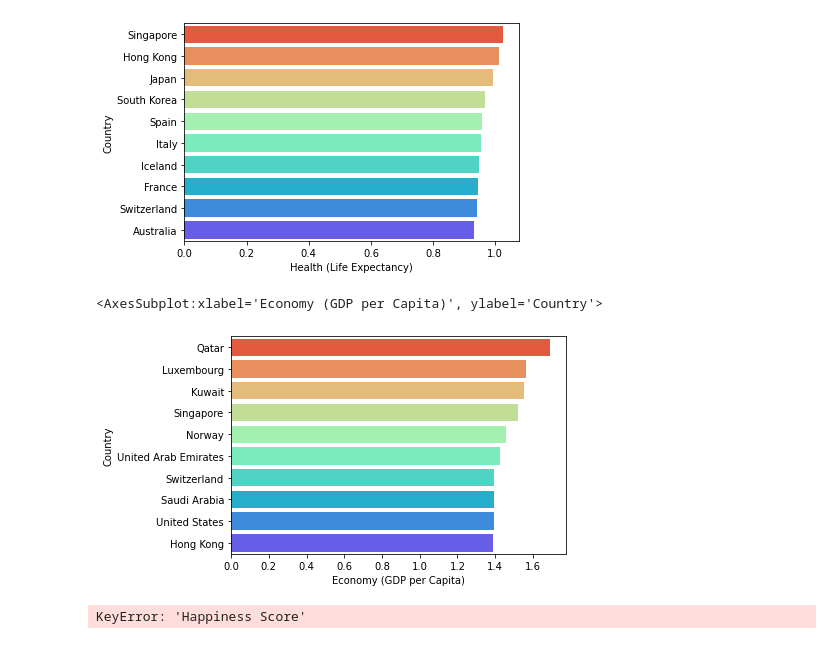
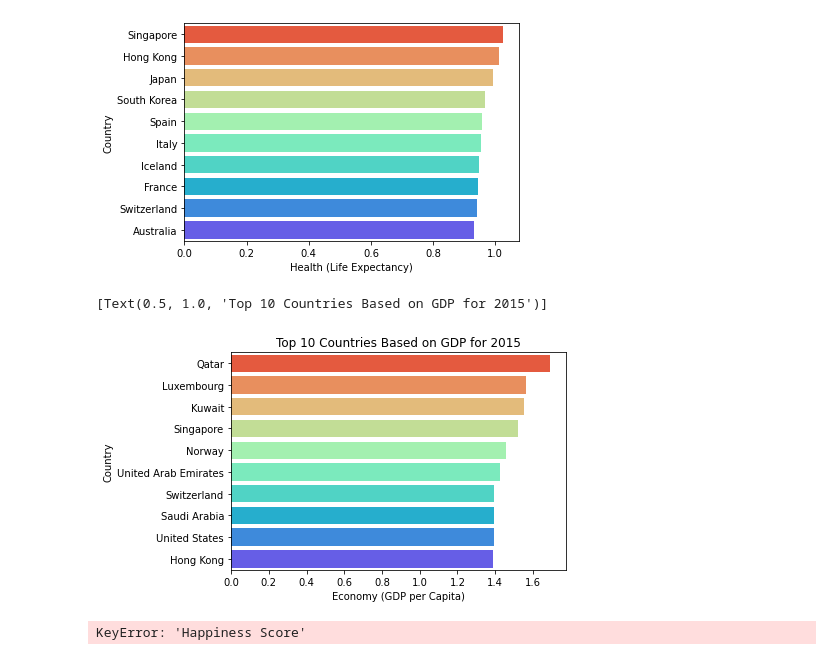
Before and after one commit to Georgejtomaras/smu_project1_worldhappiness, a Jupyter notebook: George T work/project_1_data merge.py-Georgework.ipynb, the cells around one changed output. Drawn from its saved outputs; the diff is of its cells as text; code cells hidden in the pictures.

```diff
--- a/George T work/project_1_data merge.py-Georgework.ipynb
+++ b/George T work/project_1_data merge.py-Georgework.ipynb
@@ -526,10 +676,10 @@ sns.barplot(x='Health (Life Expectancy)',y='Country',data=df1.nlargest(10,'Healt
 <AxesSubplot:xlabel='Health (Life Expectancy)', ylabel='Country'>
 [figure]
 # %%
-sns.barplot(x='Economy (GDP per Capita)',y='Country',data=df1.nlargest(10,'Economy (GDP per Capita)'),palette="rainbow_r")
+sns.barplot(x='Economy (GDP per Capita)',y='Country',data=df1.nlargest(10,'Economy (GDP per Capita)'),palette="rainbow_r").set(title='Top 10 Countries Based on GDP for 2015')
 # %% [output]
-<AxesSubplot:xlabel='Economy (GDP per Capita)', ylabel='Country'>
+[Text(0.5, 1.0, 'Top 10 Countries Based on GDP for 2015')]
-[figure, old version]
+[figure, new version]
 # %%
 sns.barplot(x='Happiness Score' ,y='Country',data=avgdf.nlargest(10,'Happiness Score'),palette='rainbow_r')
 # %% [output]
```
Also changed, not shown: parts of 38 cells of this notebook, 17 other files.
